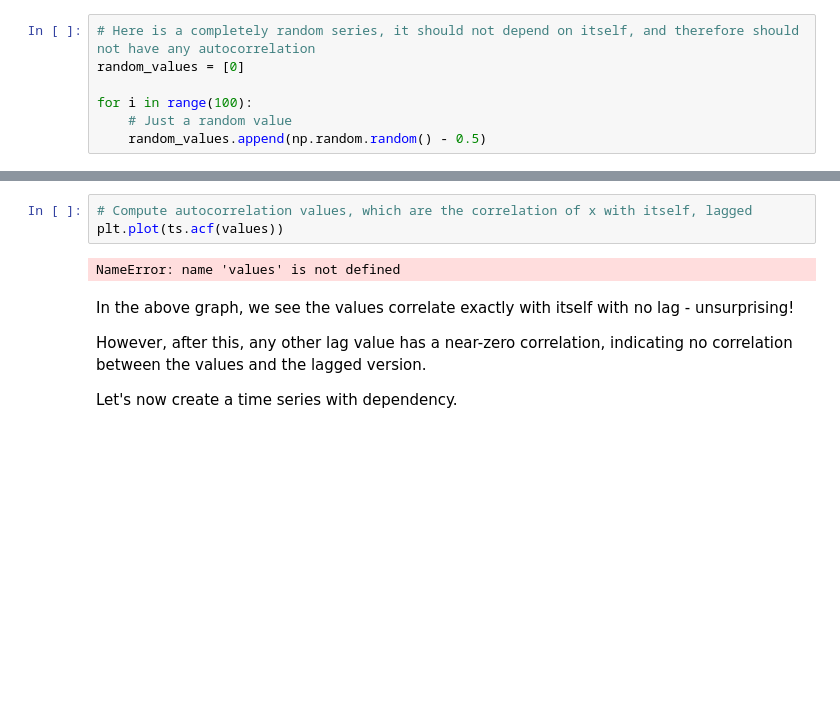
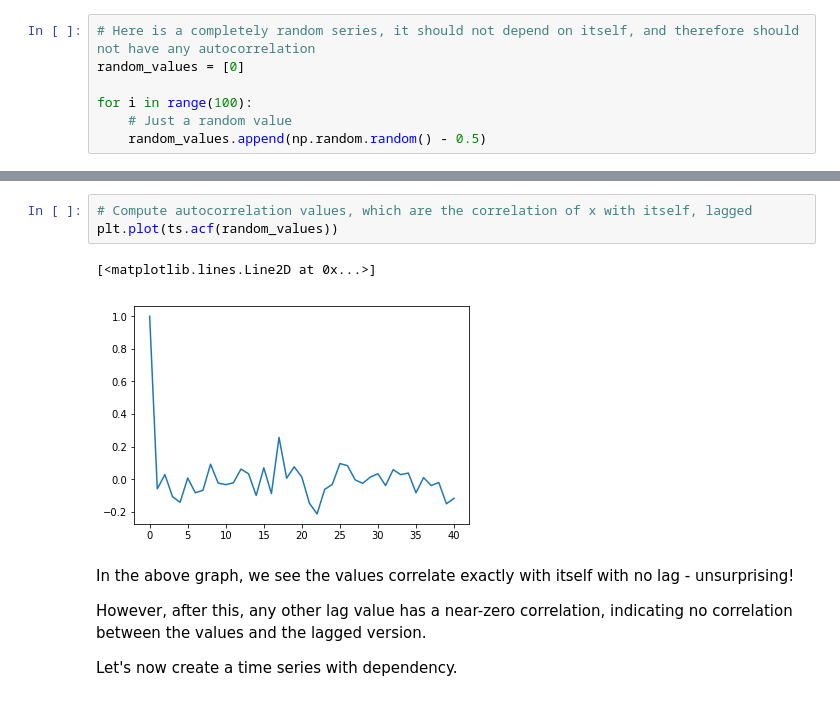
Before and after one commit to PythonCharmers/QuantFinance, a Jupyter notebook: notebooks/ready_for_review/Module 1.2.3 - Cross Correlation.ipynb, the cells around one changed output, grey strips where cells are left out. Saved outputs shown, nothing was run; the diff lists cells and outputs as text; blank space fills up the shorter version.

```diff
--- a/notebooks/ready_for_review/Module 1.2.3 - Cross Correlation.ipynb
+++ b/notebooks/ready_for_review/Module 1.2.3 - Cross Correlation.ipynb
@@ -184,8 +184,9 @@ plt.plot(random_values)
 # %%
 # Compute autocorrelation values, which are the correlation of x with itself, lagged
-plt.plot(ts.acf(values))
+plt.plot(ts.acf(random_values))
 # %% [output]
-NameError: name 'values' is not defined
+[<matplotlib.lines.Line2D at 0x...>]
+[figure, added]
 # %% [markdown]
 In the above graph, we see the values correlate exactly with itself with no lag - unsurprising!
 
```
Also changed, not shown: parts of 34 cells of this notebook, 4 other files.
